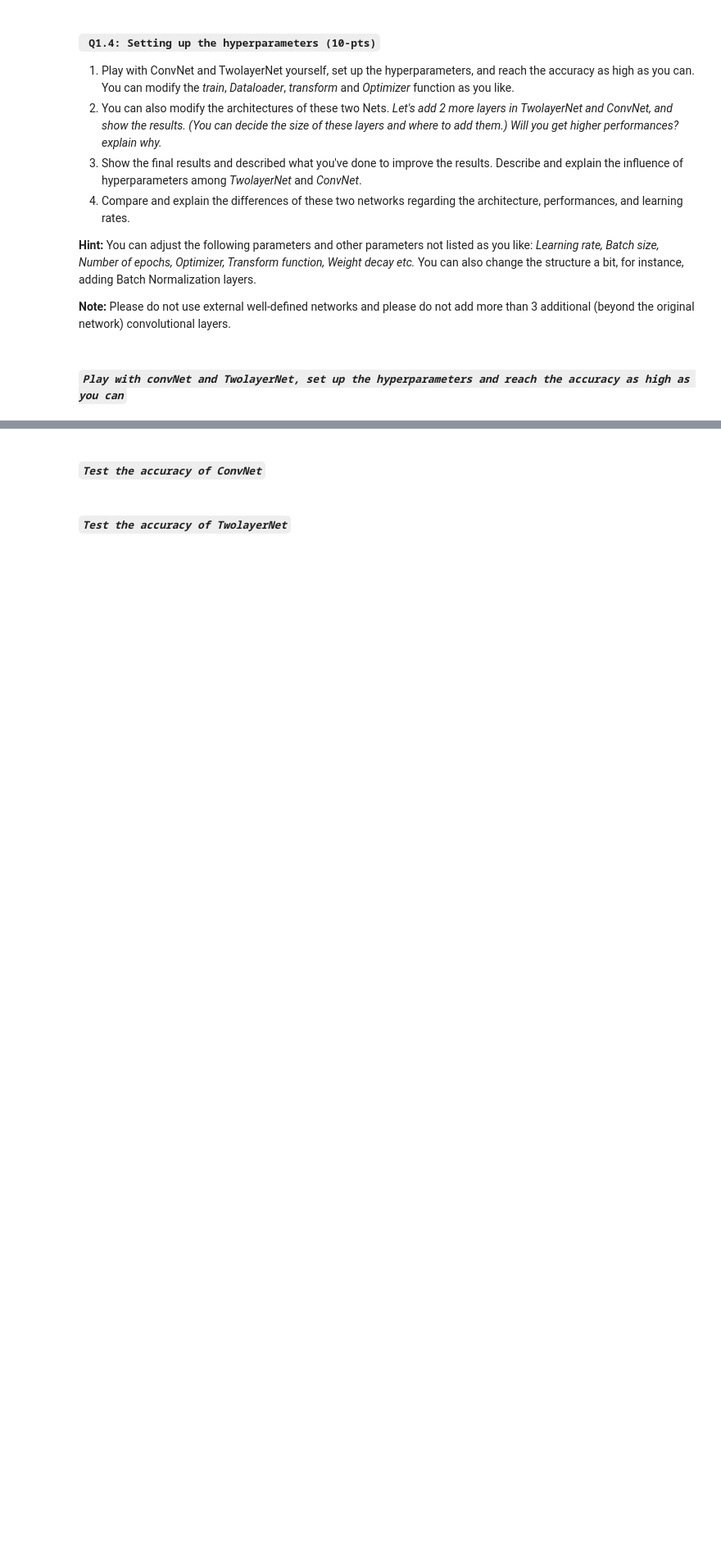
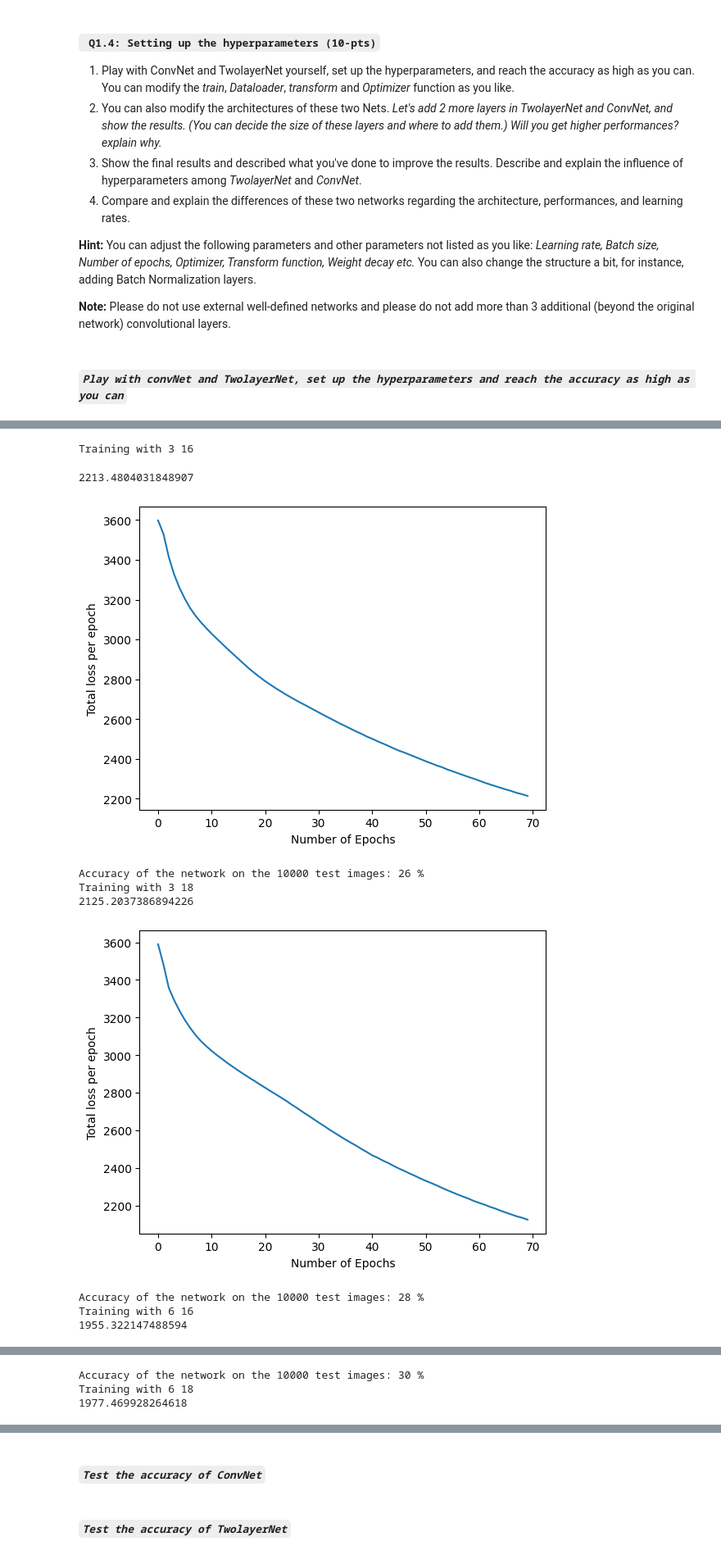
Before and after one commit to nordinbelkacemi/cv1-lab1, a Jupyter notebook: CNN Project/15096157_13740512_12556963_part2.ipynb, the cells around one changed output, grey strips where cells are left out. Shown at 82% size. Drawn from its saved outputs; the diff is of its cells as text; code cells hidden in the pictures; blank space fills up the shorter version.

```diff
--- a/CNN Project/15096157_13740512_12556963_part2.ipynb
+++ b/CNN Project/15096157_13740512_12556963_part2.ipynb
@@ -362,24 +402,28 @@ You can modify the *train*,  *Dataloader*, *transform* and *Optimizer* function
+# %%
+for lr in [0.01, 0.001, 0.0001]:
+    for momentum in [0.9, 0.7, 0.5, 0.3]:
+        convnet = ConvNet()
+        print("Running LR:"+str(lr)+" Momentum:"+str(momentum))
+        train(convnet, train_data_loader, 70, folder="./convnetLR", lr=lr, momentum=momentum)
+        valid(convnet, test_data_loader)
 # %%
-for size in range(10, 101, 10):
-    twolayer = TwoLayerNet(3*32*32, size, 100)
-    print("Running for size: "+str(size))
-    train(twolayer, train_data_loader, 70, folder="./twolayer")
-    valid(twolayer)
-
-print("-----------------------------------------------------")
-for lr in [0.1, 0.01, 0.001, 0.0001]:
-    for momentum in [0.9, 0.7, 0.5, 0.3, 0.1]:
-        convnet = ConvNet()
-        print("Running LR:"+str(lr)+" Momentum:"+str(momentum))
-        train(convnet, train_data_loader, 70, folder="./convnetLR", lr=lr, momentum=momentum)
-        valid(convnet, test_data_loader)
-print("-----------------------------------------------------")
 for channelsa in [3, 6, 10, 12]:
-    for channelsb in [12, 16, 18, 20]:
+    for channelsb in [16, 18]:
         convnet = ConvNet()
         convnet.conv1 = nn.Conv2d(3, channelsa, kernel_size=5)
         convnet.conv2 = nn.Conv2d(channelsa, channelsb, kernel_size=5)
-        convnet.fc1 = nn.Linear(channels*25, 120)
+        convnet.fc1 = nn.Linear(channelsb*25, 120)
         print("Training with "+str(channelsa)+" "+str(channelsb))
         train(convnet, train_data_loader, 70, folder="./convnet")
         valid(convnet, test_data_loader)
+# %% [output]
+Training with 3 16
+2213.4804031848907
+[figure, added]
+Accuracy of the network on the 10000 test images: 26 %
+Training with 3 18
+2125.2037386894226
+[figure, added]
+Accuracy of the network on the 10000 test images: 28 %
+Training with 6 16
+1955.322147488594
@@ -385,0 +431,3 @@ for channelsa in [3, 6, 10, 12]:
+Accuracy of the network on the 10000 test images: 30 %
+Training with 6 18
+1977.469928264618
```
Also changed, not shown: parts of 7 cells of this notebook.
